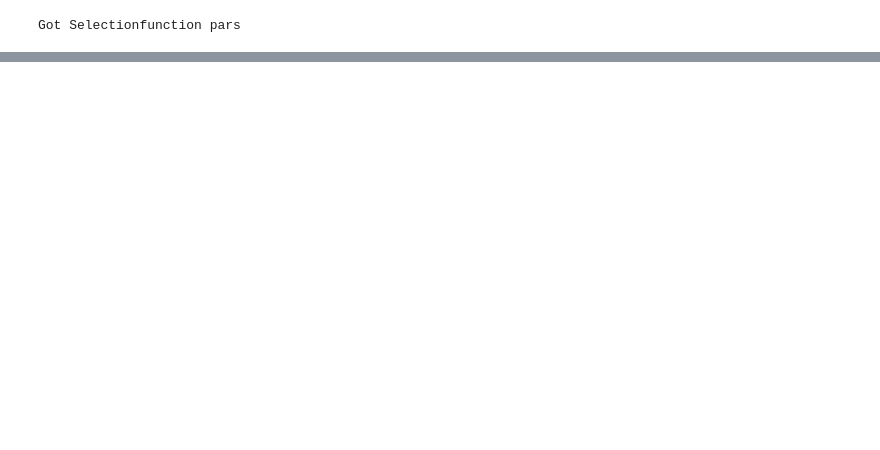
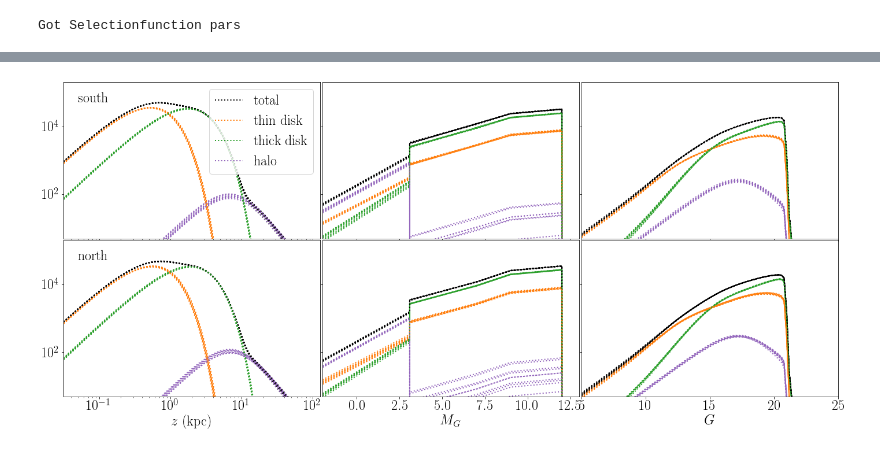
Before and after one commit to aeverall/mwtrace, a Jupyter notebook: gaia/Gaia Results.ipynb, the cells around one changed output, grey strips where cells are left out. Drawn from its saved outputs; the diff is of its cells as text; code cells hidden in the pictures; blank space fills up the shorter version.

```diff
--- a/gaia/Gaia Results.ipynb
+++ b/gaia/Gaia Results.ipynb
@@ -244,0 +287,6 @@ plt.savefig(f'figs/mock_{file}_{size}_{run_id:03d}_corner.png', bbox_inches='tig
+# %%
+plt.rc('axes', labelsize=24)
+plt.rc('xtick',labelsize=24)
+plt.rc('ytick',labelsize=24)
+plt.rc('legend',fontsize=24)
+plt.rc('font',size=24)
@@ -244,0 +339,3 @@ plt.savefig(f'figs/mock_{file}_{size}_{run_id:03d}_corner.png', bbox_inches='tig
+# %%
+gsf_pars = sf_utils.get_subgaiasf_pars(theta=model['north'].fid_pars['lat_min'], _nside=ast_sf.nside,
+                            dr2_sf=dr3_sf, sub_sf=ast_sf, _m_grid=np.arange(5.,30.1,0.2))
@@ -244,0 +346,10 @@ plt.savefig(f'figs/mock_{file}_{size}_{run_id:03d}_corner.png', bbox_inches='tig
+# %%
+Nmag=500;
+
+app_pars = {}
+for key in ['uni_sinb_pixels', 'idx_sinb_pixels', 'pixel_area', 'pixel_id']:
+    app_pars[key] = gsf_pars[key].copy()
+
+mlim = [5,30]
+app_pars['_selectionfunction'] = np.ones((gsf_pars['pixel_id'].size, Nmag))
+app_pars['_m_grid'] = np.linspace(*mlim, Nmag)
@@ -244,0 +451,73 @@ plt.savefig(f'figs/mock_{file}_{size}_{run_id:03d}_corner.png', bbox_inches='tig
+# %%
+fig, axes = plt.subplots(2,3,figsize=(24,10), sharey=True, sharex='col')
+
+mcmc_kwargs = ({'c':'k','alpha':1., 'linestyle':':', 'linewidth':2.},
+               {'c':'tab:orange','alpha':1., 'linestyle':':', 'linewidth':2.},
+               {'c':'tab:green','alpha':1., 'linestyle':':', 'linewidth':2.},
+               {'c':'tab:purple','alpha':1., 'linestyle':':', 'linewidth':2.})
+
+labels = ['total', 'thin disk', 'thick disk', 'halo']
+cardinals=['south','north']
+
+for jj, cardinal in enumerate(cardinals):
+
+    nwalker, nstep, ndim = model[cardinal].mcmc_results['chain']['sf_perr_mcmc'].shape
+    flat_chain = model[cardinal].mcmc_results['chain']['sf_perr_mcmc'][:,int(nstep/2):].reshape(-1,ndim)
+    mcmc_samples = flat_chain[np.random.choice(np.arange(flat_chain.shape[0]), 10, replace=False)]
+
+    plt.sca(axes[jj,0])
+    zlim = (-1.5,2.1)
+    z_arr = np.logspace(zlim[0],zlim[1],101)
+    for isample, mcmc_sample in enumerate(mcmc_samples):
+        if isample==0: axes[jj,0].plot(z_arr, dh_msto.z_model(z_arr, mcmc_sample, fid_pars=model[cardinal].fid_pars), **mcmc_kwargs[0], label=labels[0])
+        else: axes[jj,0].plot(z_arr, dh_msto.z_model(z_arr, mcmc_sample, fid_pars=model[cardinal].fid_pars), **mcmc_kwargs[0])
+        components = dh_msto.z_model(z_arr, mcmc_sample, fid_pars=model[cardinal].fid_pars, model='all')
+        if isample==0:
+            for i in range(3): axes[jj,0].plot(z_arr, components[:,i], **mcmc_kwargs[i+1], label=labels[i+1])
+        else:
+            for i in range(3): axes[jj,0].plot(z_arr, components[:,i], **mcmc_kwargs[i+1])
+
+    plt.xlim(10**zlim[0],10**zlim[1])
+    if jj==0: plt.legend()
+    plt.text(0.05, 5e4, cardinal)
+
+    plt.sca(axes[jj,1])
+    fixed_mags = np.array([model[cardinal].fixed_pars['Mx'], model[cardinal].fixed_pars['Mms'],
+                           model[cardinal].fixed_pars['Mms1'], model[cardinal].fixed_pars['Mms2'],
+                           model[cardinal].fixed_pars[0]['Mto'],
+                           model[cardinal].fixed_pars[1]['Mto'],
+                           model[cardinal].fixed_pars[2]['Mto']])
+    M_arr = np.sort(np.hstack((np.linspace(-2.,13.,100), fixed_mags-1e-5, fixed_mags+1e-5)))
+    for mcmc_sample in mcmc_samples:
+        axes[jj,1].plot(M_arr, dh_msto.M_model(M_arr, mcmc_sample, fid_pars=model[cardinal].fid_pars), **mcmc_kwargs[0])
+
+        components = dh_msto.M_model(M_arr, mcmc_sample, fid_pars=model[cardinal].fid_pars, model='all')
+        for i in range(3): axes[jj,1].plot(M_arr, components[:,i], **mcmc_kwargs[i+1])
+
+
+    plt.sca(axes[jj,2])
+#     if jj==0:
+#         plotting.plot_hist(sample[cardinal]['phot_g_mean_mag'], np.linspace(*mlim,50), ax=axes[jj,2], fill_poisson=True,
+#                       plot_kwargs={'c':cm.RdBu(0.8), 'alpha':0.5}, fill_kwargs={'color':cm.RdBu(0.8),'alpha':0.2})
+
+#     if jj==0: model[cardinal].fid_pars['gsf_pars'] = app_pars
+    model[cardinal].fid_pars['gsf_pars'] = gsf_pars
+    m_arr = model[cardinal].fid_pars['gsf_pars']['_m_grid'].copy()
+    for mcmc_sample in mcmc_samples:
+        components = dh_msto.appmag_model_subgaiaSF(mcmc_sample, fid_pars=model[cardinal].fid_pars)
+        axes[jj,2].plot(m_arr, np.sum(components, axis=0), **mcmc_kwargs[0])
+        for i in range(3): axes[jj,2].plot(m_arr, components[i], **mcmc_kwargs[i+1])
+
+
+
+plt.sca(axes[1,0]); plt.xscale('log'), plt.yscale('log'); plt.xlabel(r'$z$ (kpc)');
+plt.sca(axes[1,1]); plt.yscale('log'); plt.xlabel(r'$M_G$'); plt.xlim(M_arr[0], M_arr[-1])
+plt.sca(axes[1,2]); plt.yscale('log'); plt.xlabel(r'$G$'); plt.xlim(mlim)
+
+plt.subplots_adjust(wspace=0.01, hspace=0.01)
+
+plt.ylim(5.,200000)#100000000)
+
+plt.savefig(f'figs/mock_{file}_{size}_{run_id:03d}_zMG_disthist.png', bbox_inches='tight', dpi=200)
+# %% [output]
+[figure, added]
```
Also changed, not shown: parts of 21 cells of this notebook, 12 other files.
